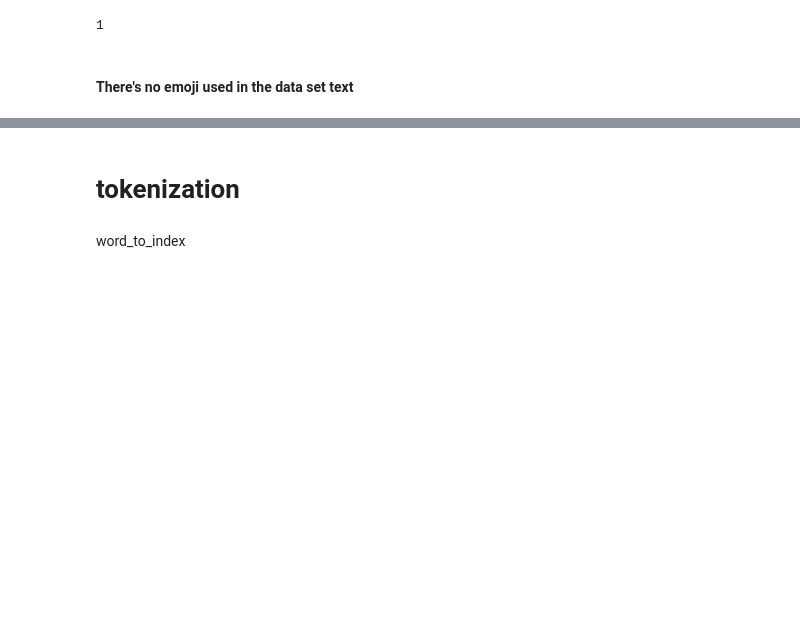
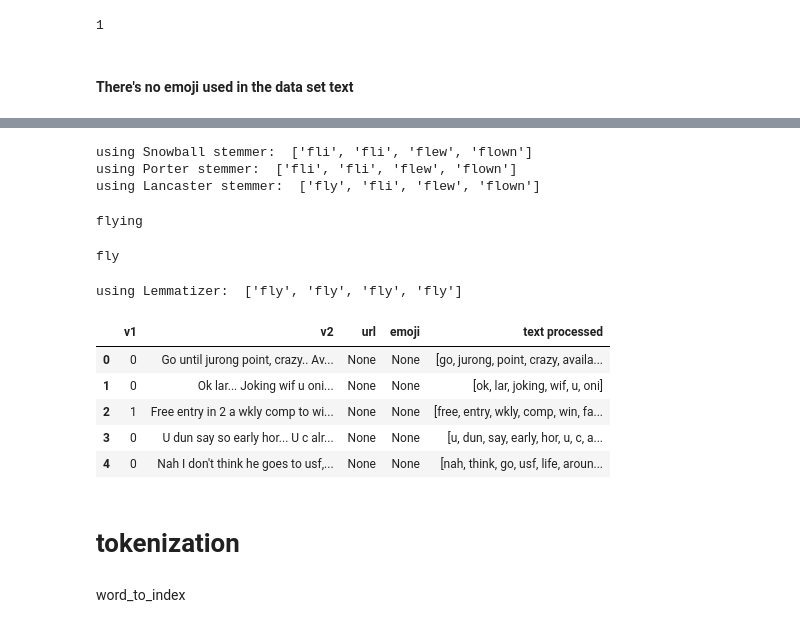
Before and after one commit to reejungkim/Natural-Language-Processing, a Jupyter notebook: Spam detection.ipynb, the cells around one changed output, grey strips where cells are left out. Cells and saved outputs as stored; diff of their text form; code cells hidden in the pictures; blank space fills up the shorter version.

Commit message:
Add stopwords and lemmatizer

```diff
--- a/Spam detection.ipynb
+++ b/Spam detection.ipynb
@@ -150,0 +176,2 @@ data.emoji.nunique()
+# %%
+stops = set(stopwords.words('english'))
@@ -151,3 +182,56 @@ data.emoji.nunique()
+# %%
+from nltk.stem import PorterStemmer, LancasterStemmer, SnowballStemmer, WordNetLemmatizer
+
+#types of stemmers
+stemmerS = SnowballStemmer('english')
+stemmerP = PorterStemmer()
+stemmerL = LancasterStemmer()
+lm = WordNetLemmatizer()   #<-- recommended to be used
+# %%
+words =['fly', 'flies', 'flew', 'flown']
+
+OutputSnowball=[stemmerS.stem(word) for word in words]
+OutputPorter=[stemmerP.stem(word) for word in words]
+OutputLancaster=[stemmerL.stem(word) for word in words]
+
+print("using Snowball stemmer: ", OutputSnowball)
+print("using Porter stemmer: ", OutputPorter)
+print("using Lancaster stemmer: ", OutputLancaster)
+# %% [output]
+using Snowball stemmer:  ['fli', 'fli', 'flew', 'flown']
+using Porter stemmer:  ['fli', 'fli', 'flew', 'flown']
+using Lancaster stemmer:  ['fly', 'fli', 'flew', 'flown']
+# %%
+print(lm.lemmatize("flying"))
+# %% [output]
+flying
+# %%
+print(lm.lemmatize("flying", pos='v'))
+# %% [output]
+fly
+# %%
+Output=[lm.lemmatize(word, pos="v") for word in words]
+print("using Lemmatizer: " , Output)
+# %% [output]
+using Lemmatizer:  ['fly', 'fly', 'fly', 'fly']
+# %%
+def language_preprocessor(string):
+    text =  re.sub('[^a-zA-Z]', ' ', string) #replace non-english with blank
+    text = text.lower().split() #decapitalize texts
+    text = [word for word in text if not word in stops] #remove stopword
+    text = [lm.lemmatize(word) for word in text]  #lemmatization of texts
+    return text #' '.join(text)  #text
+# %%
+data['text processed'] = data['v2'].apply(lambda x: language_preprocessor(x))
+# %%
+data.head()
+# %% [output]
+|  | v1 | v2 | url | emoji | text processed |
+| 0 | 0 | Go until jurong point, crazy.. Av... | None | None | [go, jurong, point, crazy, availa... |
+| 1 | 0 | Ok lar... Joking wif u oni... | None | None | [ok, lar, joking, wif, u, oni] |
+| 2 | 1 | Free entry in 2 a wkly comp to wi... | None | None | [free, entry, wkly, comp, win, fa... |
+| 3 | 0 | U dun say so early hor... U c alr... | None | None | [u, dun, say, early, hor, u, c, a... |
+| 4 | 0 | Nah I don't think he goes to usf,... | None | None | [nah, think, go, usf, life, aroun... |
 # %% [markdown]
 # tokenization
 # %%
```
Also changed, not shown: parts of 8 cells of this notebook.
